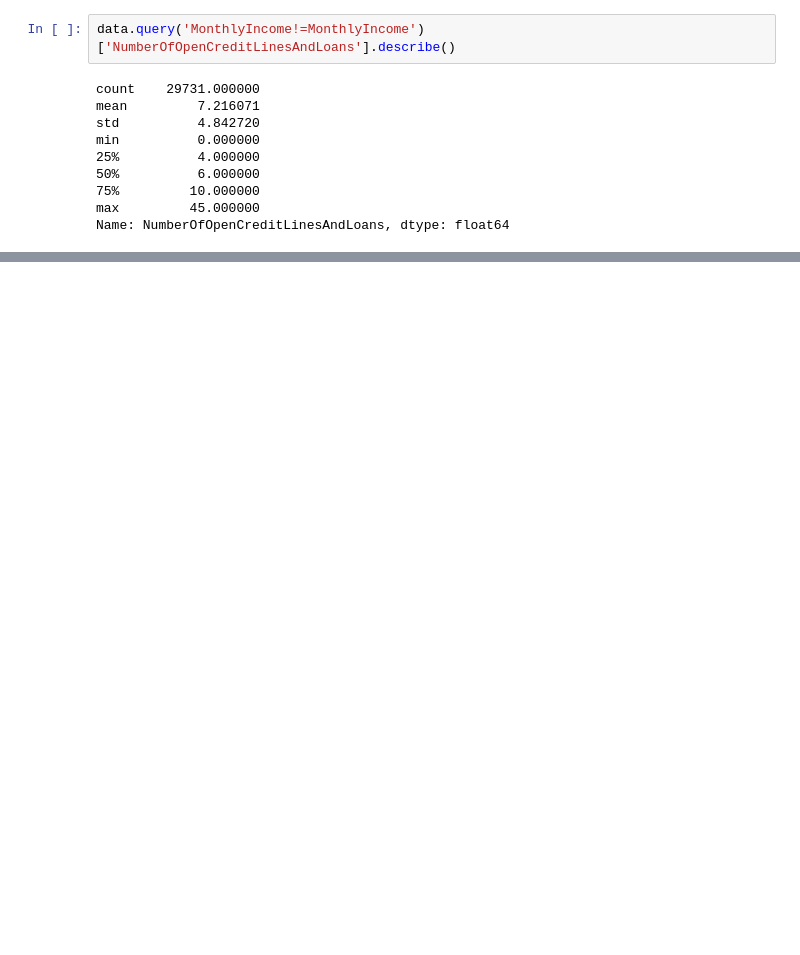
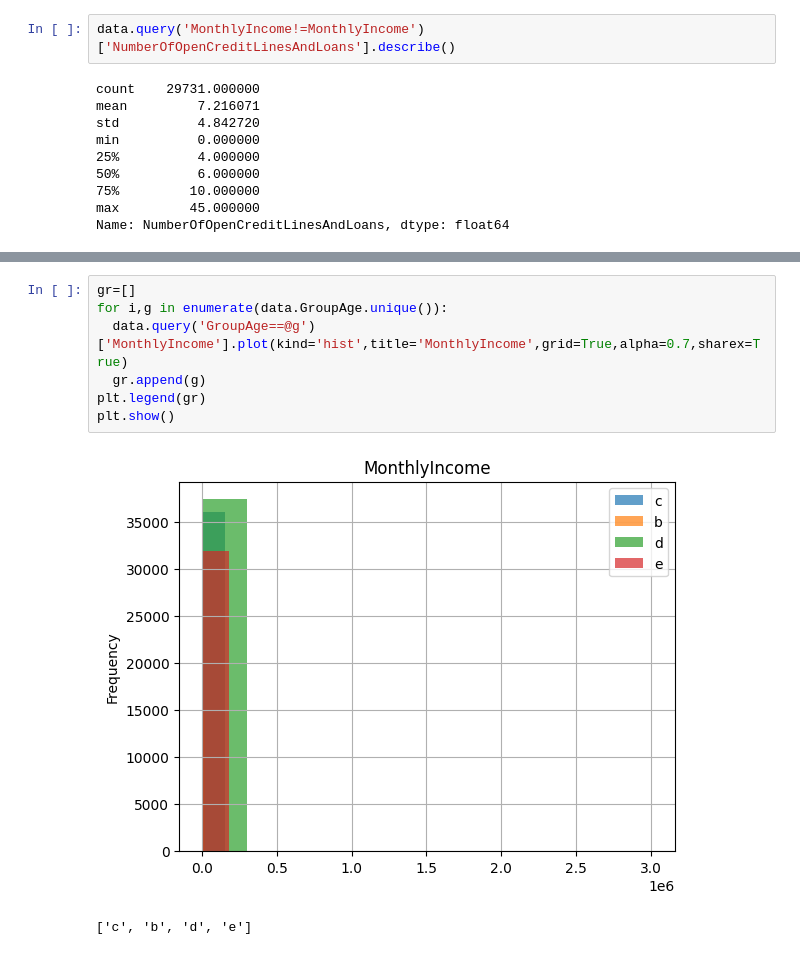
Before and after one commit to MogY23/HSE_project_credit_score_23, a Jupyter notebook: DS_for_nonDS.ipynb, the cells around one changed output, grey strips where cells are left out. Drawn from its saved outputs; the diff is of its cells as text; blank space fills up the shorter version.

```diff
--- a/DS_for_nonDS.ipynb
+++ b/DS_for_nonDS.ipynb
@@ -296,0 +395,10 @@ data=data.drop(index=data.query("age==0").index)
+# %%
+gr=[]
+for i,g in enumerate(data.GroupAge.unique()):
+  data.query('GroupAge==@g')['MonthlyIncome'].plot(kind='hist',title='MonthlyIncome',grid=True,alpha=0.7,sharex=True)
+  gr.append(g)
+plt.legend(gr)
+plt.show()
+# %% [output]
+[figure, added]
+['c', 'b', 'd', 'e']
```
Also changed, not shown: parts of 64 cells of this notebook.
